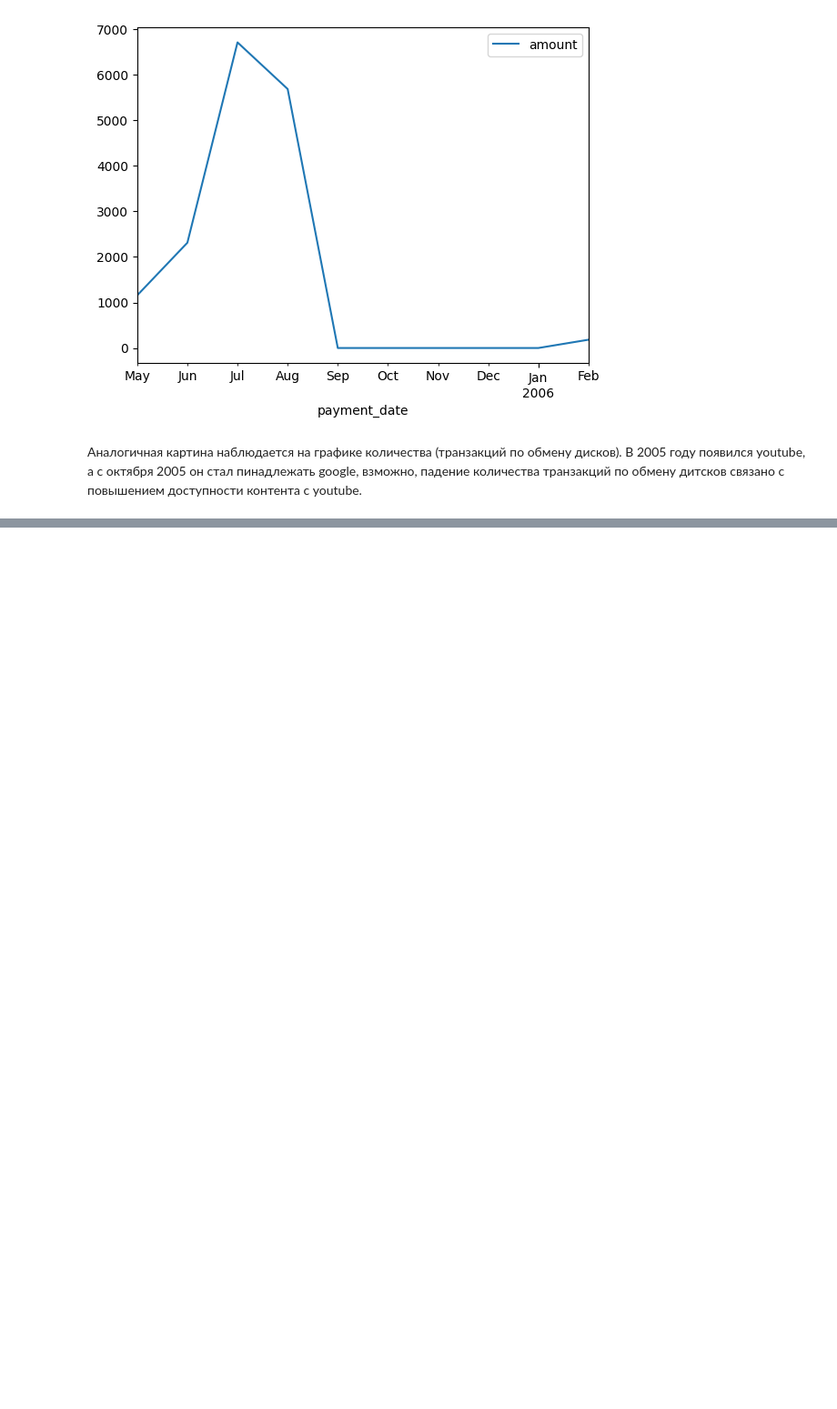
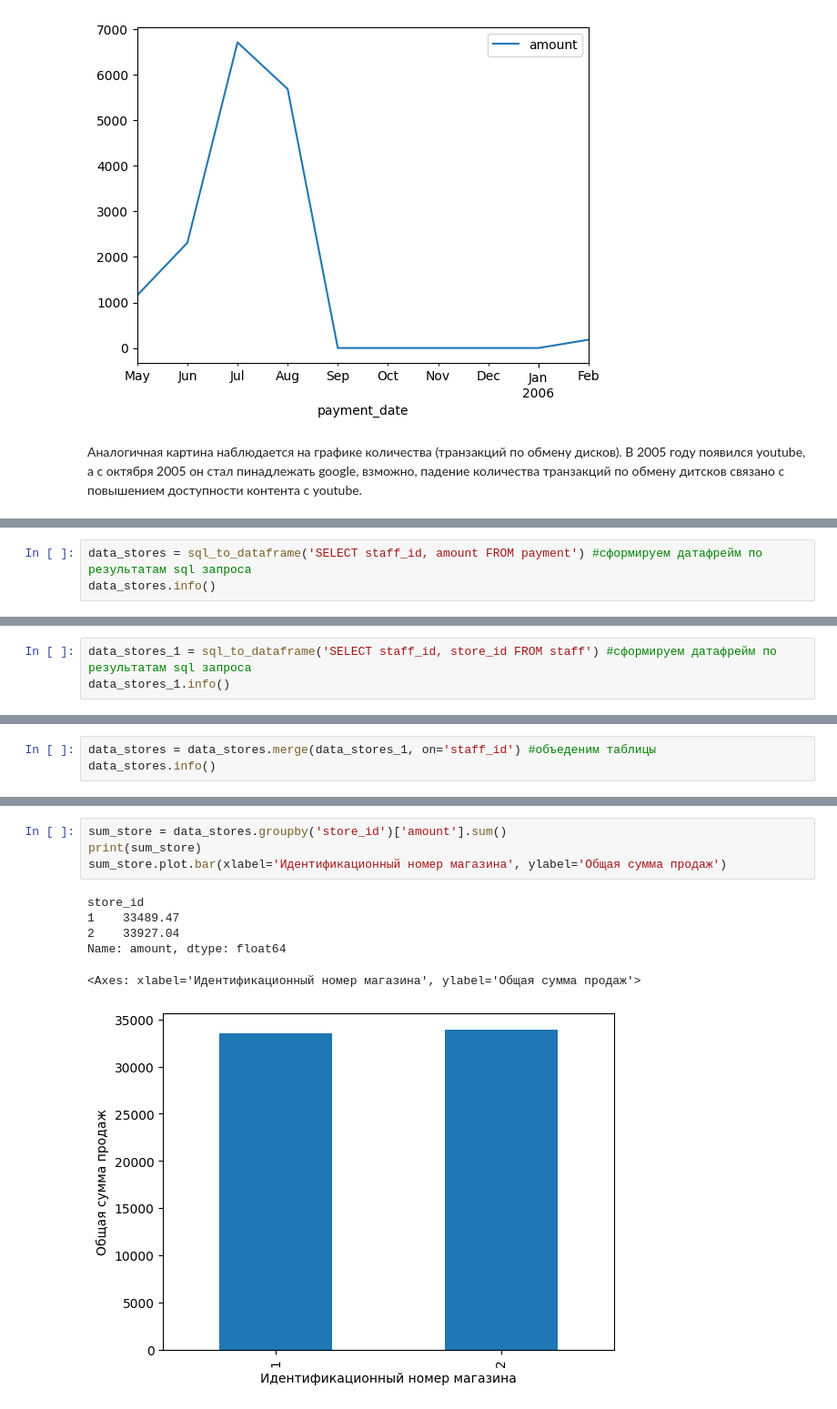
Before and after one commit to chebandenis/DZ_innopolis, a Jupyter notebook: db.ipynb, the cells around one changed output, grey strips where cells are left out. Shown: that part at 91% size. Saved outputs shown, nothing was run; the diff lists cells and outputs as text; blank space fills up the shorter version.

```diff
--- a/db.ipynb
+++ b/db.ipynb
@@ -237,0 +240,3 @@ data_month_count.plot()
+# %%
+data_stores = sql_to_dataframe('SELECT staff_id, amount FROM payment') #сформируем датафрейм по результатам sql запроса
+data_stores.info()
@@ -237,0 +255,3 @@ data_month_count.plot()
+# %%
+data_stores_1 = sql_to_dataframe('SELECT staff_id, store_id FROM staff') #сформируем датафрейм по результатам sql запроса
+data_stores_1.info()
@@ -237,0 +268,3 @@ data_month_count.plot()
+# %%
+data_stores = data_stores.merge(data_stores_1, on='staff_id') #объеденим таблицы
+data_stores.info()
@@ -237,0 +282,11 @@ data_month_count.plot()
+# %%
+sum_store = data_stores.groupby('store_id')['amount'].sum()
+print(sum_store)
+sum_store.plot.bar(xlabel='Идентификационный номер магазина', ylabel='Общая сумма продаж')
+# %% [output]
+store_id
+1    33489.47
+2    33927.04
+Name: amount, dtype: float64
+<Axes: xlabel='Идентификационный номер магазина', ylabel='Общая сумма продаж'>
+[figure, added]
```
Also changed, not shown: parts of 8 cells of this notebook.
